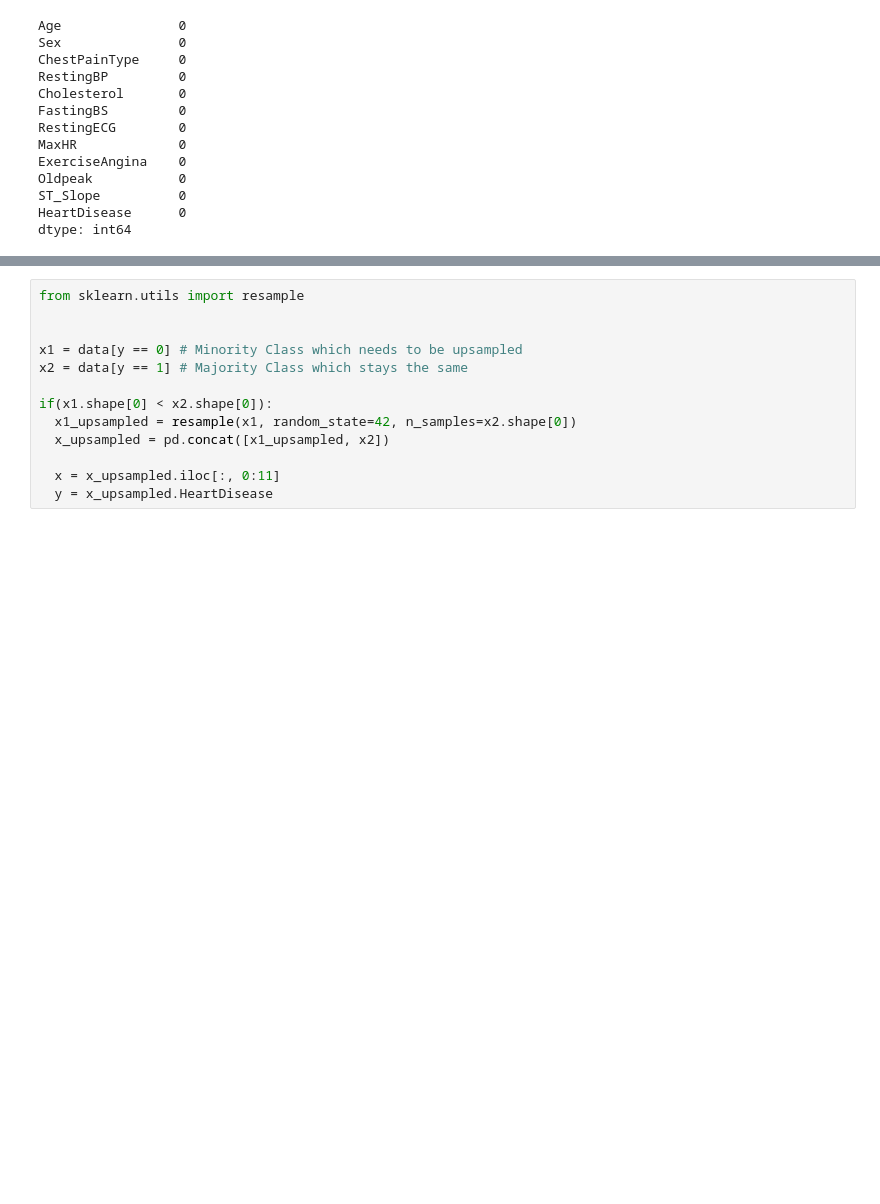
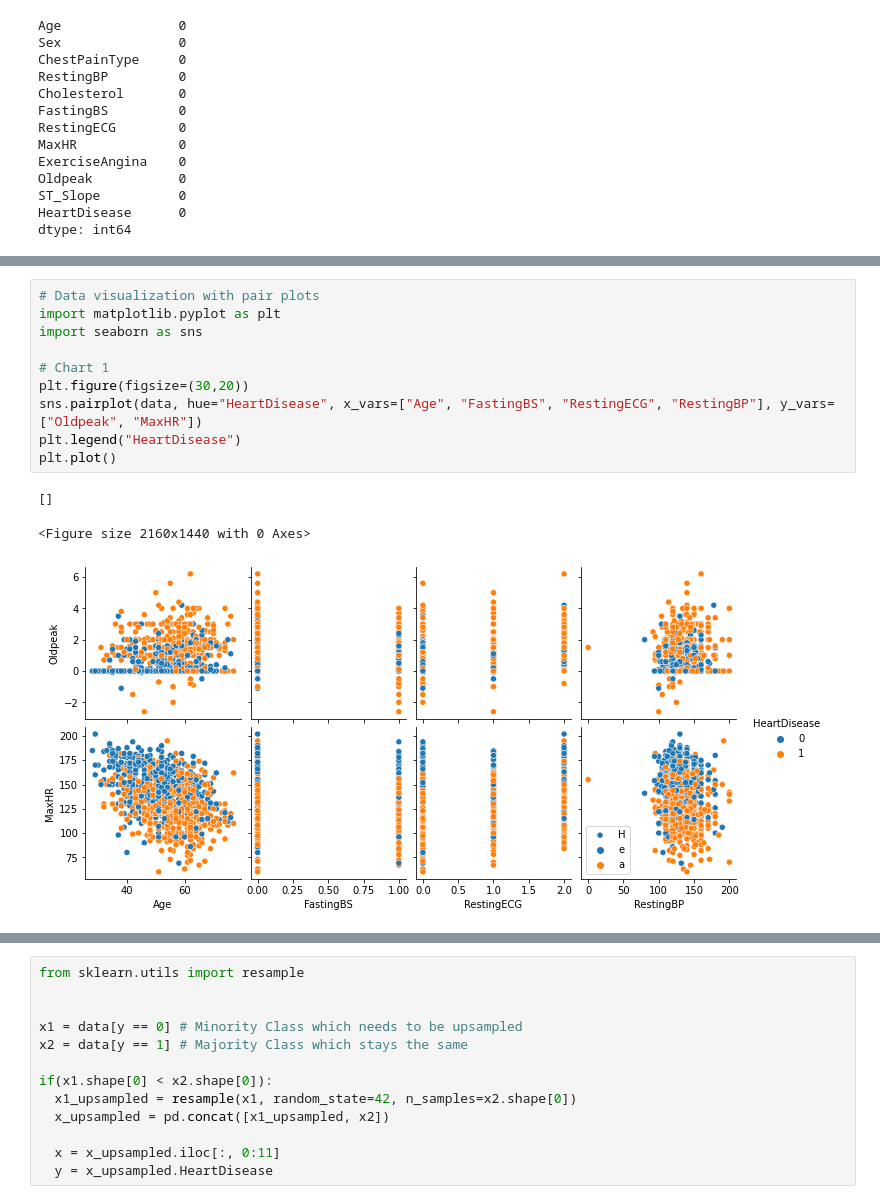
Before and after one commit to aarushkachhawa/Heart-Disease-Detection, a Jupyter notebook: Heart_Disease_Detection_Paper.ipynb, the cells around one changed output, grey strips where cells are left out. Saved outputs shown, nothing was run; the diff lists cells and outputs as text; blank space fills up the shorter version.

```diff
--- a/Heart_Disease_Detection_Paper.ipynb
+++ b/Heart_Disease_Detection_Paper.ipynb
@@ -90,0 +91,14 @@ plt.show()
+# %%
+# Data visualization with pair plots
+import matplotlib.pyplot as plt
+import seaborn as sns
+
+# Chart 1
+plt.figure(figsize=(30,20))
+sns.pairplot(data, hue="HeartDisease", x_vars=["Age", "FastingBS", "RestingECG", "RestingBP"], y_vars=["Oldpeak", "MaxHR"])
+plt.legend("HeartDisease")
+plt.plot()
+# %% [output]
+[]
+<Figure size 2160x1440 with 0 Axes>
+[figure, added]
```
Also changed, not shown: parts of 11 cells of this notebook.
